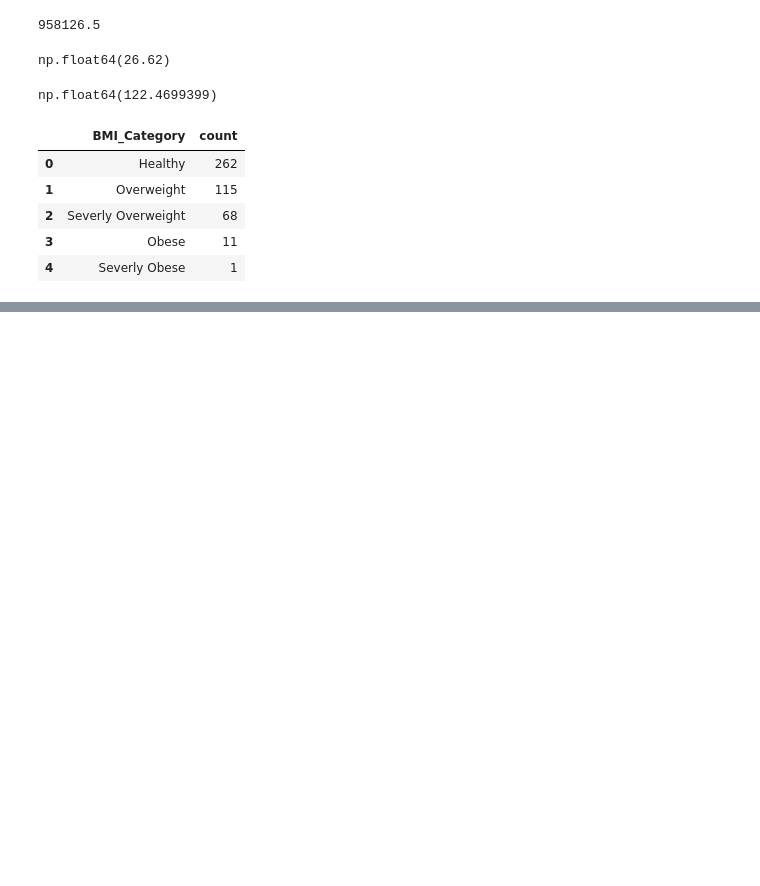
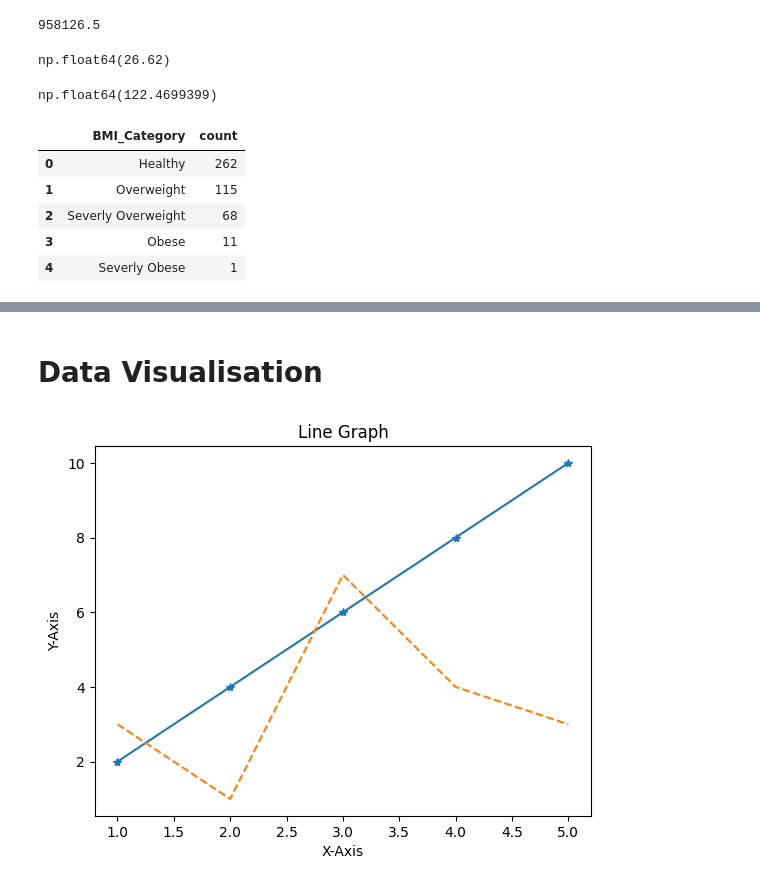
Before and after one commit to amityadav757330/DS-ML-AI, a Jupyter notebook: DS_ML_AI_Batch_1.ipynb, the cells around one changed output, grey strips where cells are left out. Saved outputs shown, nothing was run; the diff lists cells and outputs as text; code cells hidden in the pictures; blank space fills up the shorter version.

```diff
--- a/DS_ML_AI_Batch_1.ipynb
+++ b/DS_ML_AI_Batch_1.ipynb
@@ -2453,0 +2496,2 @@ df['BMI_Category'].value_counts().reset_index()
+# %% [markdown]
+# Data Visualisation
@@ -2453,0 +2516,15 @@ df['BMI_Category'].value_counts().reset_index()
+# %%
+# Multiple Plots in a single graph
+import matplotlib.pyplot as plt
+x = [1,2,3,4,5]
+y = [2,4,6,8,10]
+x1 = [1,2,3,4,5]
+y1 = [3,1,7,4,3]
+plt.plot(x,y, "-*")
+plt.plot(x1,y1, '--')
+plt.xlabel("X-Axis")
+plt.ylabel("Y-Axis")
+plt.title("Line Graph")
+plt.show()
+# %% [output]
+[figure, added]
```
Also changed, not shown: parts of 12 cells of this notebook.
